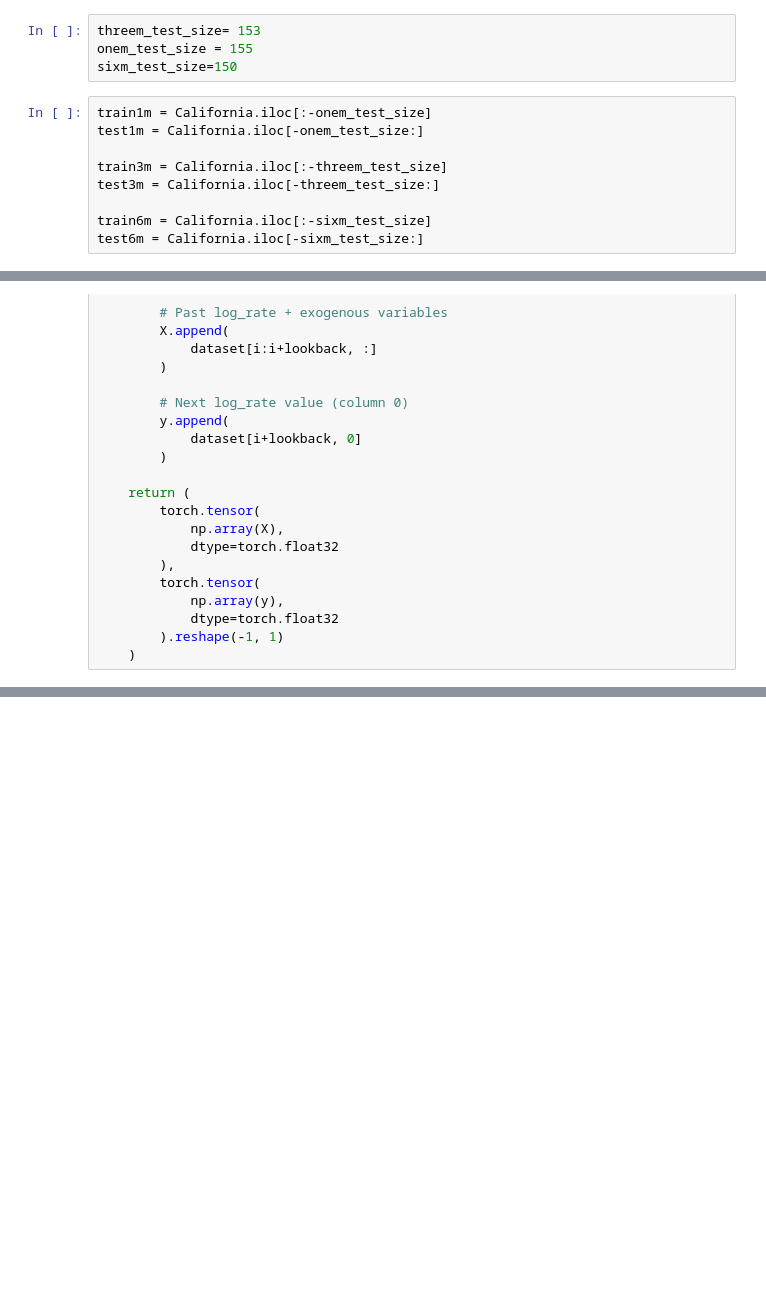
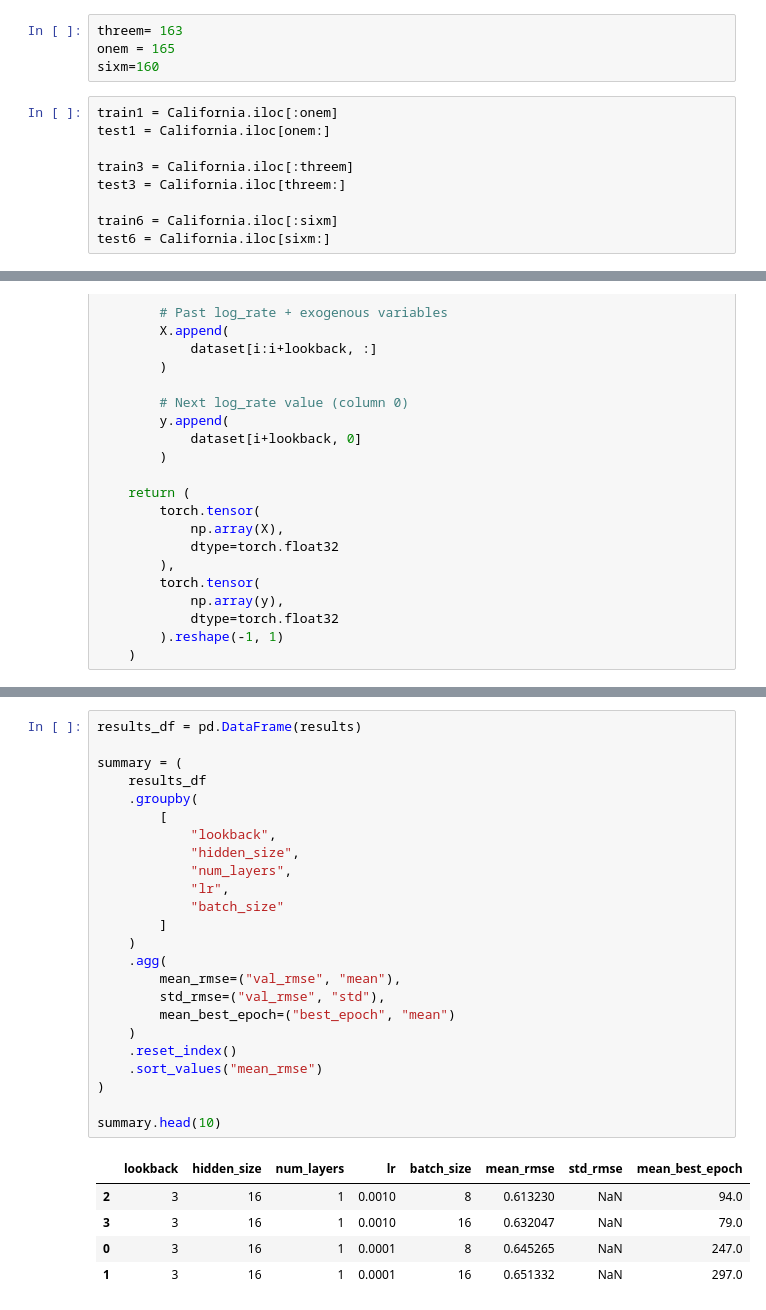
Before and after one commit to MBanuelos/ValleyFever-MediaSignals, a Jupyter notebook: notebooks/Media_LSTM.ipynb, the cells around one changed output, grey strips where cells are left out. Cells and saved outputs as stored; diff of their text form; blank space fills up the shorter version.

```diff
--- a/notebooks/Media_LSTM.ipynb
+++ b/notebooks/Media_LSTM.ipynb
@@ -93,13 +142,13 @@ California
 # %%
-threem_test_size= 153
-onem_test_size = 155
-sixm_test_size=150
+threem= 163
+onem = 165
+sixm=160
 # %%
-train1m = California.iloc[:-onem_test_size]
-test1m = California.iloc[-onem_test_size:]
+train1 = California.iloc[:onem]
+test1 = California.iloc[onem:]
 
-train3m = California.iloc[:-threem_test_size]
-test3m = California.iloc[-threem_test_size:]
+train3 = California.iloc[:threem]
+test3 = California.iloc[threem:]
 
-train6m = California.iloc[:-sixm_test_size]
-test6m = California.iloc[-sixm_test_size:]
+train6 = California.iloc[:sixm]
+test6 = California.iloc[sixm:]
@@ -316,0 +424,30 @@ ValueError: Too many splits=5 for number of samples=12 with test_size=12 and gap
+# %%
+results_df = pd.DataFrame(results)
+
+summary = (
+    results_df
+    .groupby(
+        [
+            "lookback",
+            "hidden_size",
+            "num_layers",
+            "lr",
+            "batch_size"
+        ]
+    )
+    .agg(
+        mean_rmse=("val_rmse", "mean"),
+        std_rmse=("val_rmse", "std"),
+        mean_best_epoch=("best_epoch", "mean")
+    )
+    .reset_index()
+    .sort_values("mean_rmse")
+)
+
+summary.head(10)
+# %% [output]
+|  | lookback | hidden_size | num_layers | lr | batch_size | mean_rmse | std_rmse | mean_best_epoch |
+| 2 | 3 | 16 | 1 | 0.0010 | 8 | 0.613230 | NaN | 94.0 |
+| 3 | 3 | 16 | 1 | 0.0010 | 16 | 0.632047 | NaN | 79.0 |
+| 0 | 3 | 16 | 1 | 0.0001 | 8 | 0.645265 | NaN | 247.0 |
+| 1 | 3 | 16 | 1 | 0.0001 | 16 | 0.651332 | NaN | 297.0 |
```
Also changed, not shown: parts of 14 cells of this notebook.
